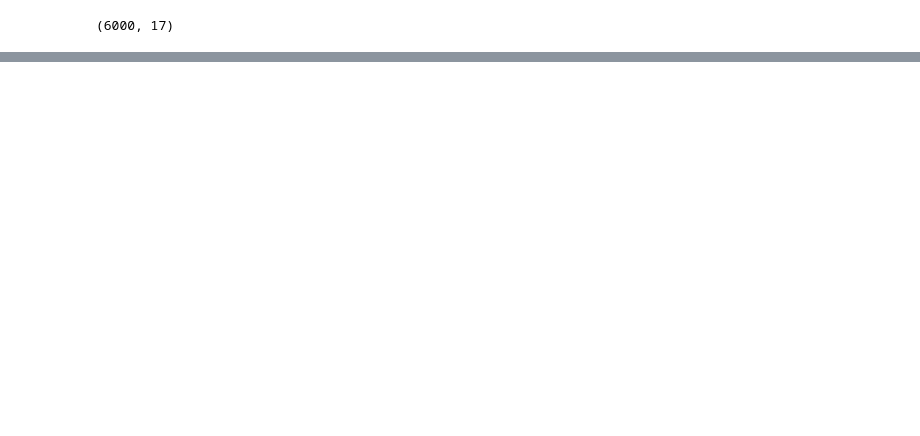
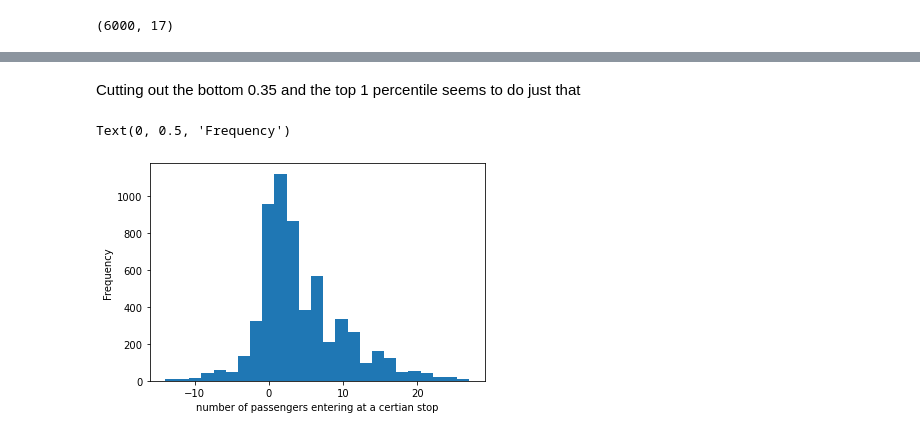
Before and after one commit to kjxlstad/RuterDataVisualization, a Jupyter notebook: 3usagecontour.ipynb, the cells around one changed output, grey strips where cells are left out. Drawn from its saved outputs; the diff is of its cells as text; code cells hidden in the pictures; blank space fills up the shorter version.

```diff
--- a/3usagecontour.ipynb
+++ b/3usagecontour.ipynb
@@ -34,0 +136,11 @@ pad.insert(3, 'Week',        [format_date(pad['Dato'][i].dayofweek for i in rang
+# %% [markdown]
+Cutting out the bottom 0.35 and the top 1 percentile seems to do just that
+# %%
+# Removing data under lower and above upper bound
+cut_df = df[(df.Passasjerer_Ombord > lower) & (df.Passasjerer_Ombord < upper)]
+plot.hist(cut_df.Passasjerer_Ombord, bins=25)
+plot.xlabel('number of passengers entering at a certian stop')
+plot.ylabel('Frequency')
+# %% [output]
+Text(0, 0.5, 'Frequency')
+[figure, added]
```
Also changed, not shown: parts of 16 cells of this notebook, 1 other file.
